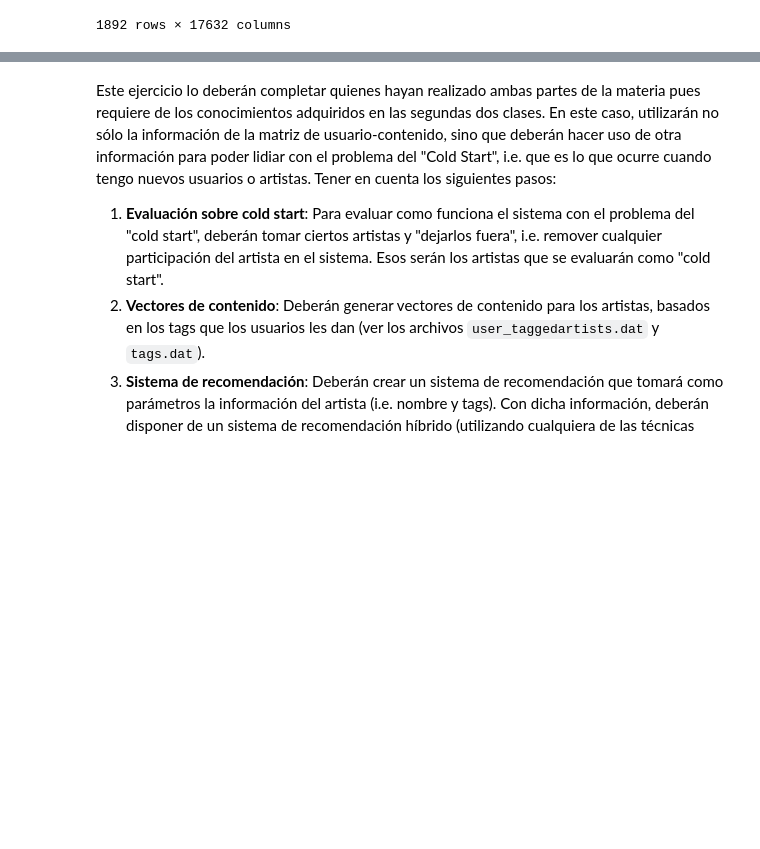
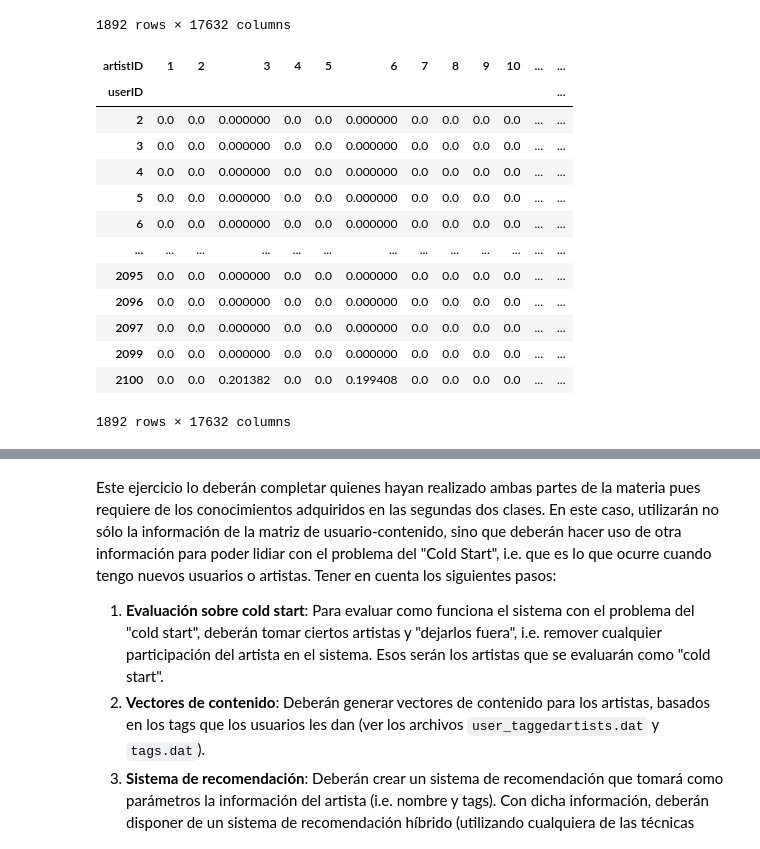
Before and after one commit to fercab24/SistemasDeRecomendacion, a Jupyter notebook: practico.ipynb, the cells around one changed output, grey strips where cells are left out. Saved outputs shown, nothing was run; the diff lists cells and outputs as text; code cells hidden in the pictures; blank space fills up the shorter version.

Commit message:
Adding matrix with explicit ratings calculated

```diff
--- a/practico.ipynb
+++ b/practico.ipynb
@@ -206,6 +206,31 @@ matrix
 | 2099 | 0.0 | 0.0 | 0.0 | 0.0 | 0.0 | 0.0 | 0.0 | 0.0 | 0.0 | 0.0 | ... | ... |
 | 2100 | 0.0 | 0.0 | 408.0 | 0.0 | 0.0 | 404.0 | 0.0 | 0.0 | 0.0 | 0.0 | ... | ... |
 1892 rows × 17632 columns
+# %%
+# Debemos normalizar los rating implicitos a explicitos
+# Dividiendo los weights por el maximo de cada usuario.
+
+# Get the max amount of listens per user.
+max_per_user_array = matrix.max(axis = 1).values
+
+# Divide each value per user to get and explicit rating.
+explicit_rating_matrix = matrix.divide(max_per_user_array, axis = 0)
+explicit_rating_matrix
+# %% [output]
+| artistID | 1 | 2 | 3 | 4 | 5 | 6 | 7 | 8 | 9 | 10 | ... | ... |
+| userID |  |  |  |  |  |  |  |  |  |  |  | ... |
+| 2 | 0.0 | 0.0 | 0.000000 | 0.0 | 0.0 | 0.000000 | 0.0 | 0.0 | 0.0 | 0.0 | ... | ... |
+| 3 | 0.0 | 0.0 | 0.000000 | 0.0 | 0.0 | 0.000000 | 0.0 | 0.0 | 0.0 | 0.0 | ... | ... |
+| 4 | 0.0 | 0.0 | 0.000000 | 0.0 | 0.0 | 0.000000 | 0.0 | 0.0 | 0.0 | 0.0 | ... | ... |
+| 5 | 0.0 | 0.0 | 0.000000 | 0.0 | 0.0 | 0.000000 | 0.0 | 0.0 | 0.0 | 0.0 | ... | ... |
+| 6 | 0.0 | 0.0 | 0.000000 | 0.0 | 0.0 | 0.000000 | 0.0 | 0.0 | 0.0 | 0.0 | ... | ... |
+| ... | ... | ... | ... | ... | ... | ... | ... | ... | ... | ... | ... | ... |
+| 2095 | 0.0 | 0.0 | 0.000000 | 0.0 | 0.0 | 0.000000 | 0.0 | 0.0 | 0.0 | 0.0 | ... | ... |
+| 2096 | 0.0 | 0.0 | 0.000000 | 0.0 | 0.0 | 0.000000 | 0.0 | 0.0 | 0.0 | 0.0 | ... | ... |
+| 2097 | 0.0 | 0.0 | 0.000000 | 0.0 | 0.0 | 0.000000 | 0.0 | 0.0 | 0.0 | 0.0 | ... | ... |
+| 2099 | 0.0 | 0.0 | 0.000000 | 0.0 | 0.0 | 0.000000 | 0.0 | 0.0 | 0.0 | 0.0 | ... | ... |
+| 2100 | 0.0 | 0.0 | 0.201382 | 0.0 | 0.0 | 0.199408 | 0.0 | 0.0 | 0.0 | 0.0 | ... | ... |
+1892 rows × 17632 columns
 # %%
 # Its better explained here
 # https://towardsdatascience.com/building-and-testing-recommender-systems-with-surprise-step-by-step-d4ba702ef80b
```
Also changed, not shown: parts of 1 cell of this notebook.
